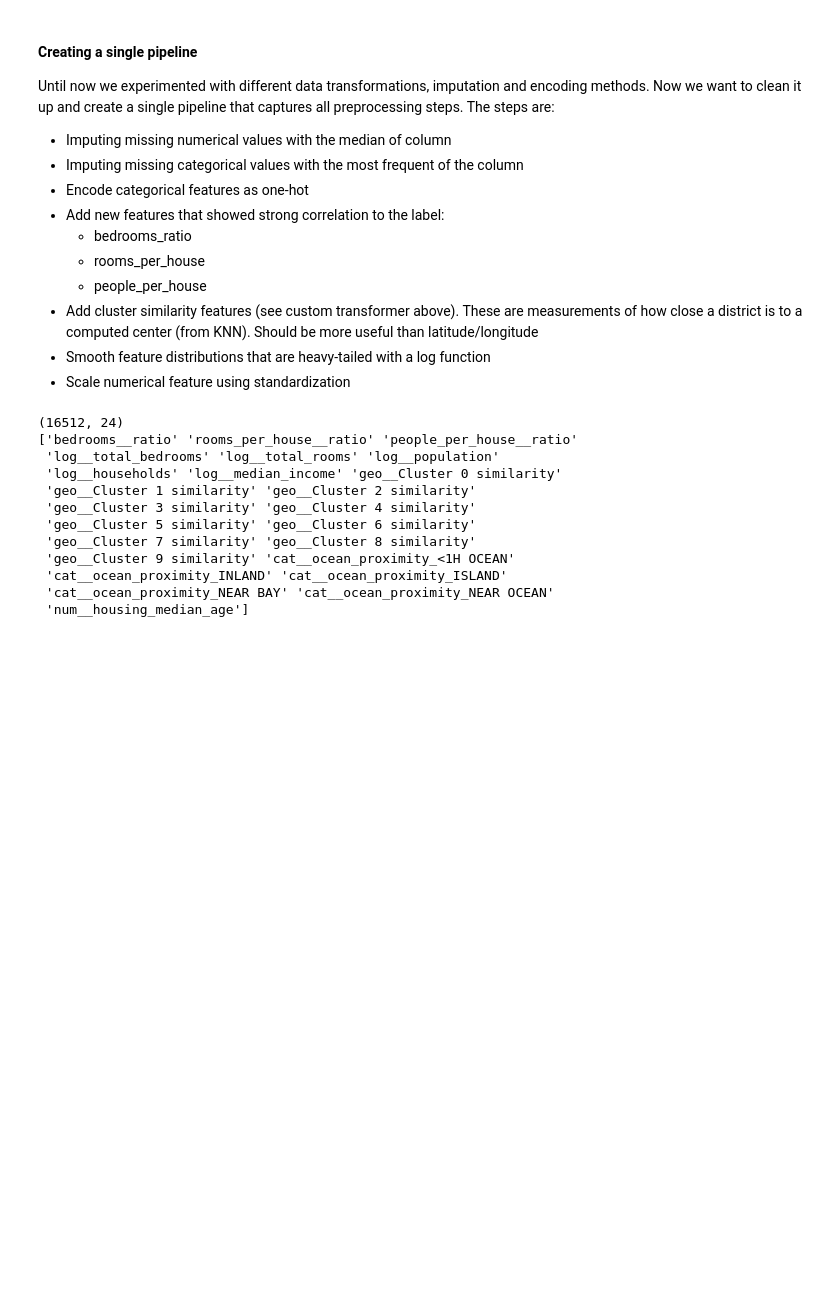
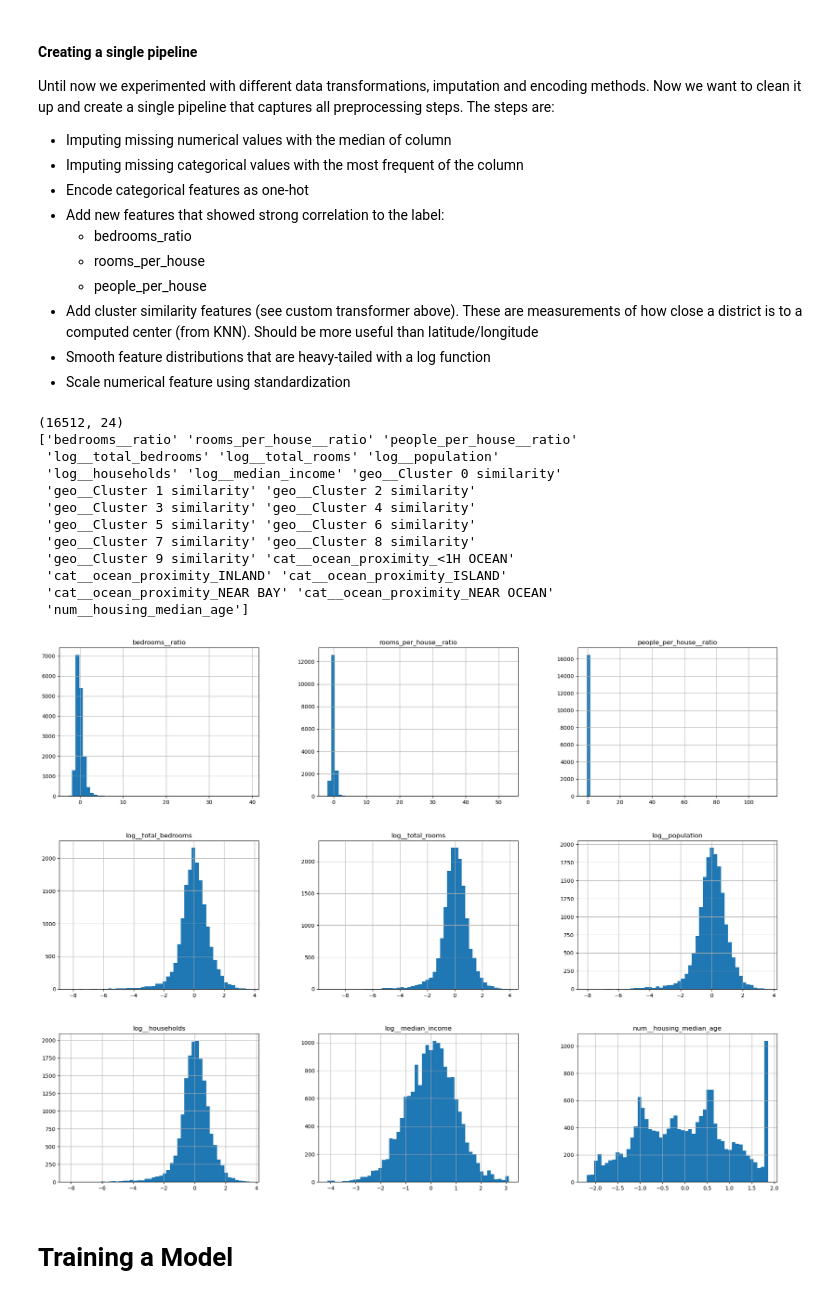
Before and after one commit to adamscarlat/hands-on-ML-with-Scikit-Learn-and-Tensorflow, a Jupyter notebook: edition3/ch2-end-to-end/housing-prices.ipynb, the cells around one changed output. Cells and saved outputs as stored; diff of their text form; code cells hidden in the pictures; blank space fills up the shorter version.

```diff
--- a/edition3/ch2-end-to-end/housing-prices.ipynb
+++ b/edition3/ch2-end-to-end/housing-prices.ipynb
@@ -576,3 +585,22 @@ print (preprocessing.get_feature_names_out())
  'cat__ocean_proximity_INLAND' 'cat__ocean_proximity_ISLAND'
  'cat__ocean_proximity_NEAR BAY' 'cat__ocean_proximity_NEAR OCEAN'
  'num__housing_median_age']
+# %%
+housing_prepared_df = DataFrame(housing_prepared,
+                                columns=preprocessing.get_feature_names_out(),
+                                index=housing.index)
+
+housing_prepared_df.drop(['geo__Cluster 0 similarity',
+ 'geo__Cluster 1 similarity', 'geo__Cluster 2 similarity',
+ 'geo__Cluster 3 similarity', 'geo__Cluster 4 similarity',
+ 'geo__Cluster 5 similarity', 'geo__Cluster 6 similarity',
+ 'geo__Cluster 7 similarity', 'geo__Cluster 8 similarity',
+ 'geo__Cluster 9 similarity', 'cat__ocean_proximity_<1H OCEAN',
+ 'cat__ocean_proximity_INLAND', 'cat__ocean_proximity_ISLAND',
+ 'cat__ocean_proximity_NEAR BAY', 'cat__ocean_proximity_NEAR OCEAN'], axis=1).hist(bins=50, figsize=(24,18))
+
+plt.show()
+# %% [output]
+[figure, added]
+# %% [markdown]
+# Training a Model
```
Also changed, not shown: parts of 27 cells of this notebook, 2 other files.
